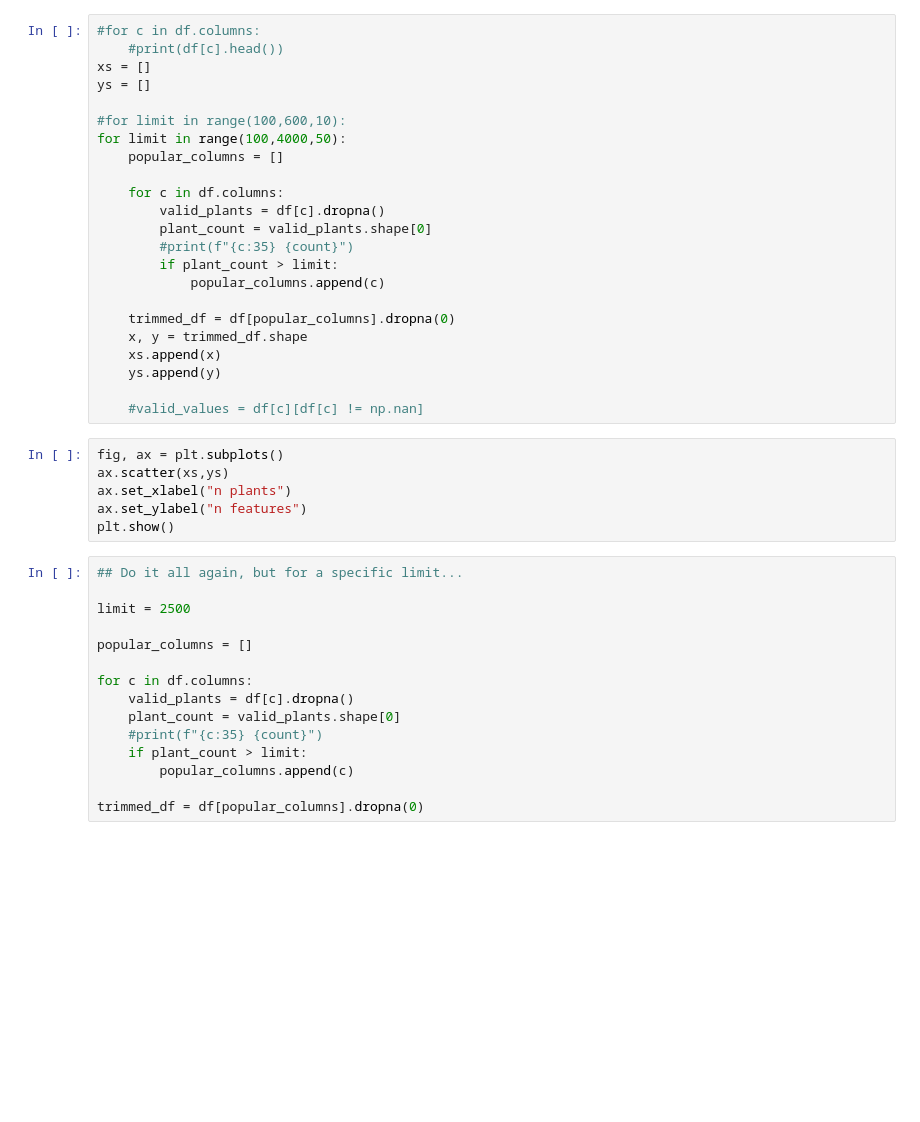
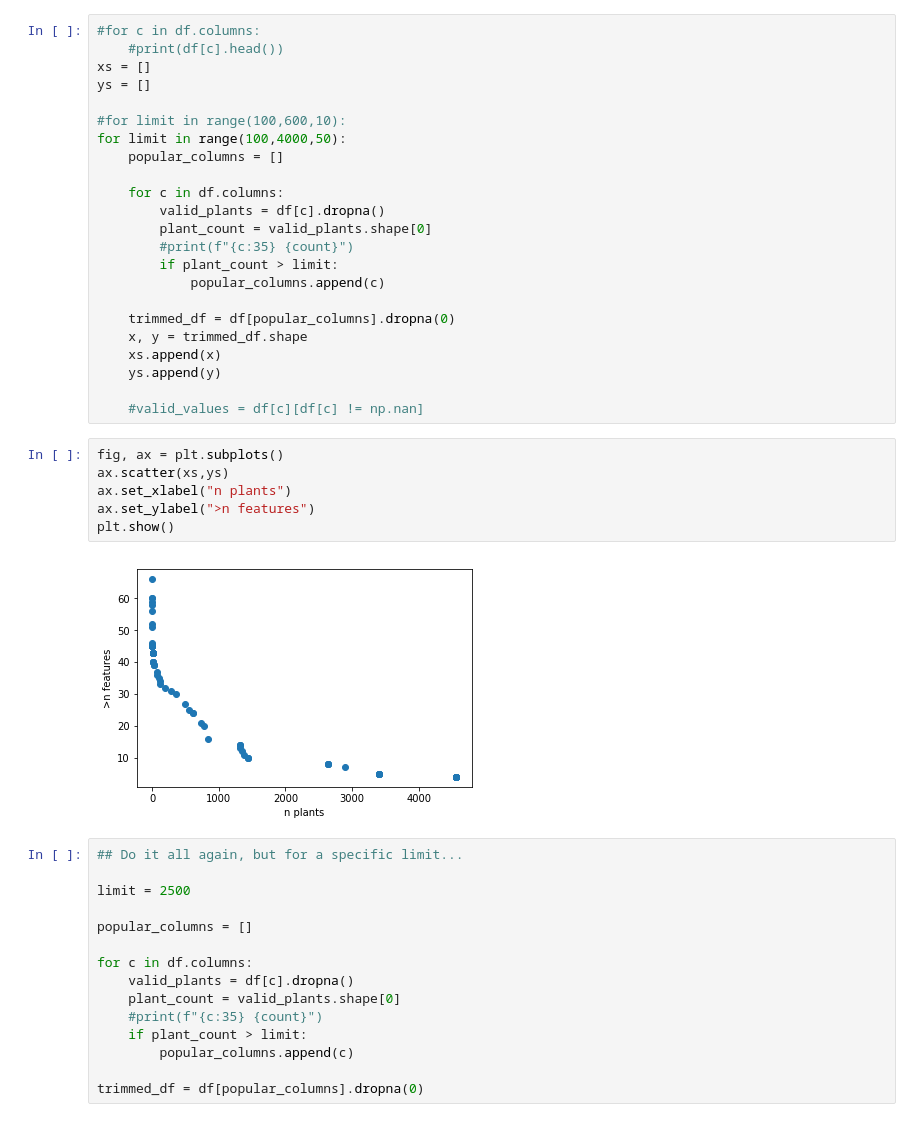
Before and after one commit to equant/LSSTCDSFPUSDANPGS, a Jupyter notebook: sandbox/explorations_by_nathan.ipynb, the cells around one changed output. Saved outputs shown, nothing was run; the diff lists cells and outputs as text; blank space fills up the shorter version.

```diff
--- a/sandbox/explorations_by_nathan.ipynb
+++ b/sandbox/explorations_by_nathan.ipynb
@@ -64,9 +89,11 @@ for limit in range(100,4000,50):
 # %%
 fig, ax = plt.subplots()
 ax.scatter(xs,ys)
 ax.set_xlabel("n plants")
-ax.set_ylabel("n features")
+ax.set_ylabel(">n features")
 plt.show()
+# %% [output]
+[figure, added]
 # %%
 ## Do it all again, but for a specific limit...
 
```
Also changed, not shown: parts of 4 cells of this notebook.
